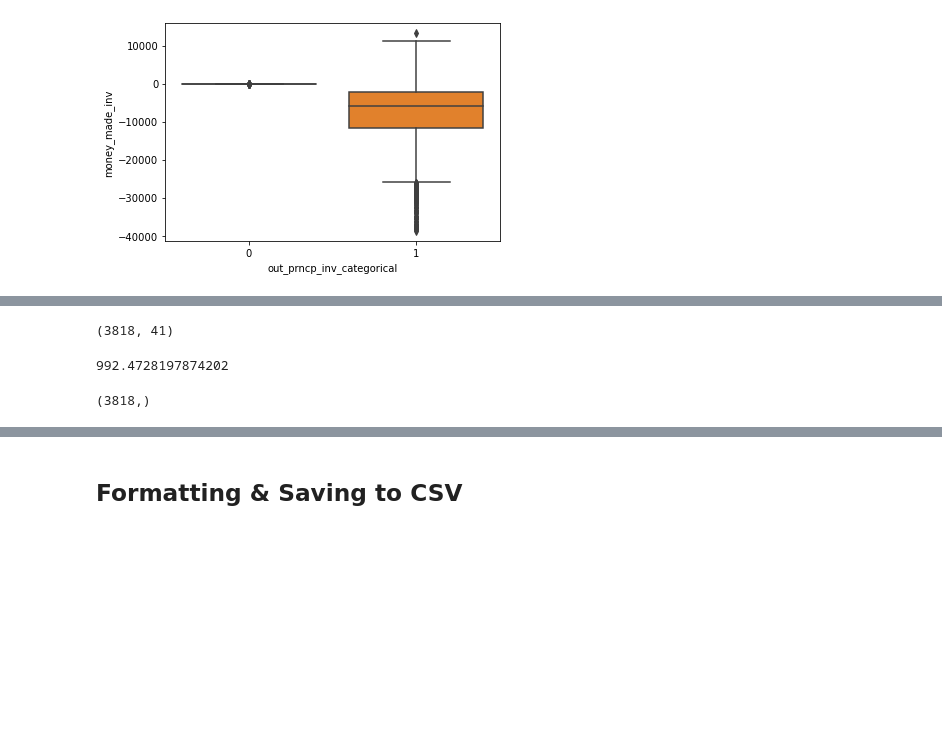
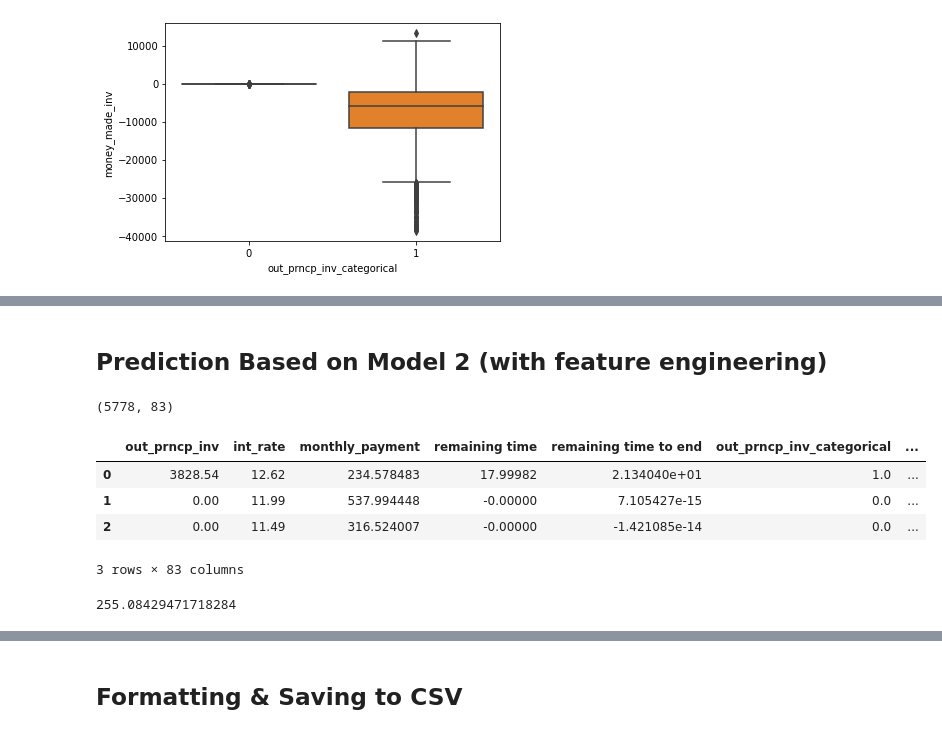
Before and after one commit to Juliaaaachu/Loan_Amount, a Jupyter notebook: linear_reg_model.ipynb, the cells around one changed output, grey strips where cells are left out. Drawn from its saved outputs; the diff is of its cells as text; code cells hidden in the pictures; blank space fills up the shorter version.

```diff
--- a/linear_reg_model.ipynb
+++ b/linear_reg_model.ipynb
@@ -262,0 +381,6 @@ display(target_l)
+# %%
+train_feature = pipeline(train)
+test_feature = pipeline(test)
+
+display(train_feature.shape)
+display(test_feature.shape)
@@ -343,17 +434,0 @@ strong multicollinearity or other numerical problems.
-# %%
-#adding target_encoding to test_dataset
-target_l =[]
-for i in strType_l:
-    if len(train[i].unique()) > 4:
-        target_l.append(i)
-
-# Create the encoder
-target_enc = ce.TargetEncoder(cols = target_l)
-target_enc.fit(test[target_l], test['out_prncp_inv'])
-
-# Transform the features, rename the columns with _target suffix, and join to dataframe
-test_TE = test.join(target_enc.transform(test[target_l]).add_suffix('_target'))
-#test_TE.columns
-test_TE.shape
-# %% [output]
-(3818, 41)
@@ -370,10 +435,29 @@ test2.loc[test2['out_prncp_inv']> 0, 'out_prncp_inv_categorical'] = 1
-# %%
-prediction_train = model.predict(train_TE)
-print(np.sqrt(((train.money_made_inv - prediction_train)**2).mean()))
-
-prediction_s = model.predict(test3)
-
-prediction_s.shape
-# %% [output]
-992.4728197874202
-(3818,)
+# %% [markdown]
+## Prediction Based on Model 2 (with feature engineering)
+# %%
+from sklearn.preprocessing import PolynomialFeatures
+import statsmodels.api as sm
+
+X = train_feature[['out_prncp_inv', 'int_rate', 'monthly_payment', 'remaining time', 'remaining time to end', 'out_prncp_inv_categorical']]
+y = train_feature['money_made_inv'].reset_index(drop=True)
+
+poly = PolynomialFeatures(3, interaction_only=False, include_bias=False)
+X = poly.fit_transform(X)
+X = pd.DataFrame(data=X, columns = poly.get_feature_names_out())
+
+display(X.shape)
+display(X.head(3))
+
+model = sm.OLS(y, X).fit()
+model.summary()
+
+prediction_train_feat = model.predict(X)
+print(np.sqrt(((train.money_made_inv - prediction_train_feat)**2).mean()))
+# %% [output]
+(5778, 83)
+|  | out_prncp_inv | int_rate | monthly_payment | remaining time | remaining time to end | out_prncp_inv_categorical | ... |
+| 0 | 3828.54 | 12.62 | 234.578483 | 17.99982 | 2.134040e+01 | 1.0 | ... |
+| 1 | 0.00 | 11.99 | 537.994448 | -0.00000 | 7.105427e-15 | 0.0 | ... |
+| 2 | 0.00 | 11.49 | 316.524007 | -0.00000 | -1.421085e-14 | 0.0 | ... |
+3 rows × 83 columns
+255.08429471718284
```
Also changed, not shown: parts of 20 cells of this notebook, 1 other file.
